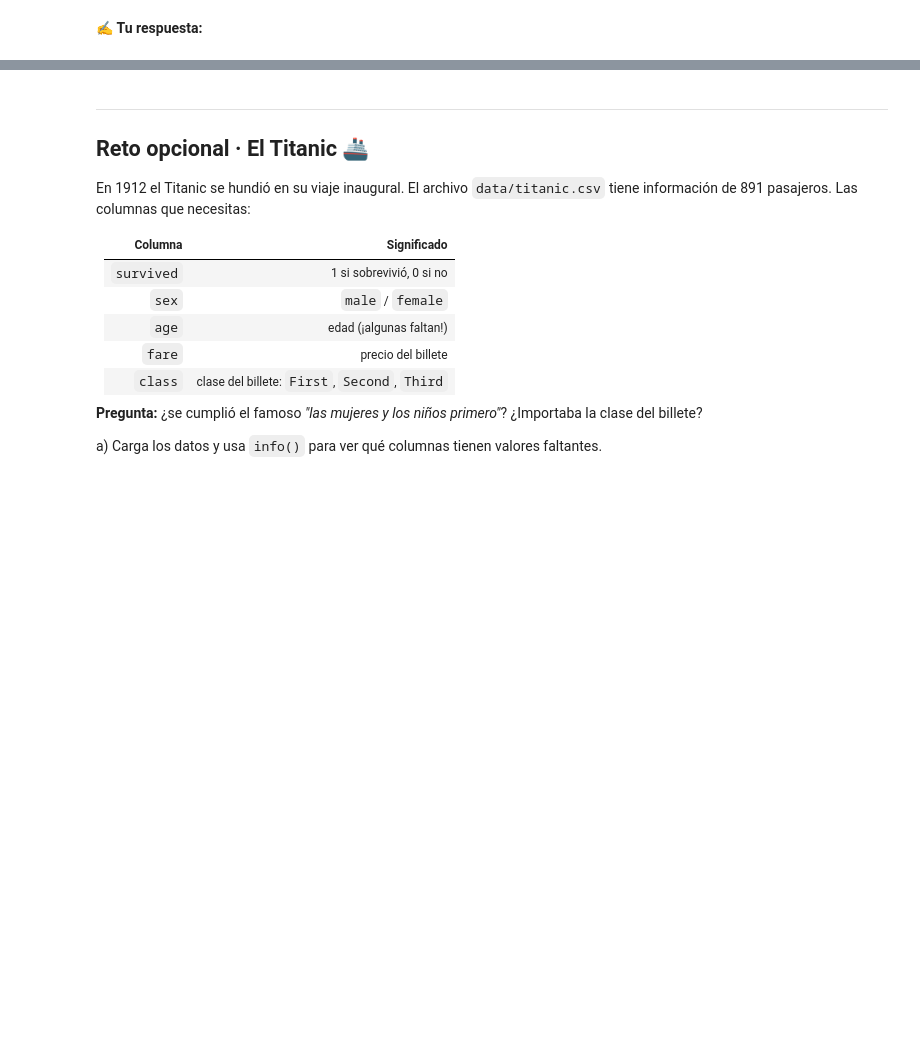
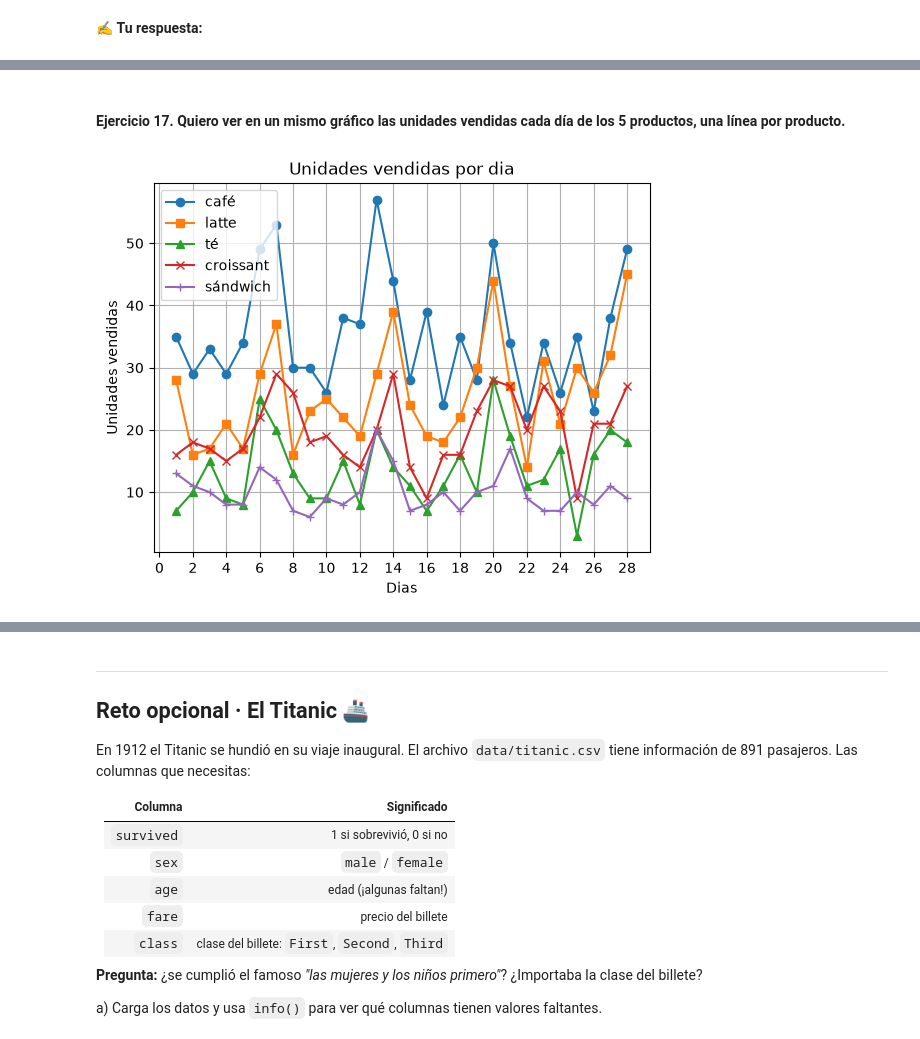
Before and after one commit to Ropia117dot/SamsungInnovation-1-, a Jupyter notebook: workspace/Ejercicios/01_actividad_numpy_pandas.ipynb, the cells around one changed output, grey strips where cells are left out. Drawn from its saved outputs; the diff is of its cells as text; code cells hidden in the pictures; blank space fills up the shorter version.

```diff
--- a/workspace/Ejercicios/01_actividad_numpy_pandas.ipynb
+++ b/workspace/Ejercicios/01_actividad_numpy_pandas.ipynb
@@ -643,0 +813,21 @@ Imagina que el camarero te pregunta: *"¿qué tengo que hacer para conseguir mej
+# %% [markdown]
+#### **Ejercicio 17.** Quiero ver en un mismo gráfico las unidades vendidas cada día de los 5 productos, una línea por producto.
+# %%
+fig,ax = plt.subplots()
+lines=["-","--",":","-.","--"]
+markers=["o","s","^","x","+"]
+for i in range(len(productos)):
+    ax.plot(x,ventas[:,i],
+            marker=f"{markers[i]}",
+            markersize=6,
+            linewidth=1.5,
+            label=f"{productos[i]}")
+ax.legend()
+ax.grid(True,alpha=1)
+ax.set_ylabel("Unidades vendidas")
+ax.set_xlabel("Dias")
+ax.set_title("Unidades vendidas por dia")
+ax.set_xticks(range(0,29,2))
+plt.show()
+# %% [output]
+[figure, added]
```
Also changed, not shown: parts of 62 cells of this notebook, 2 other files.
